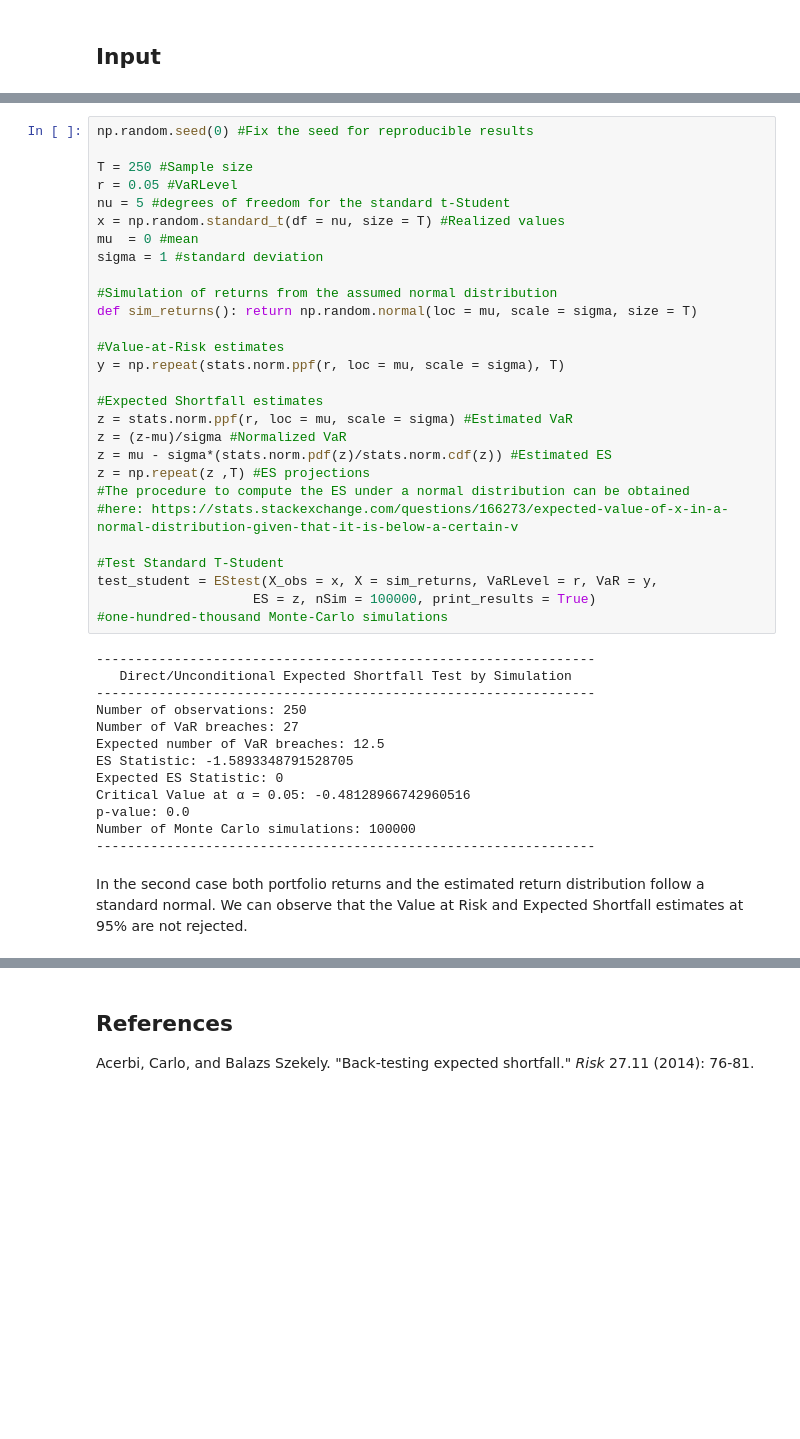
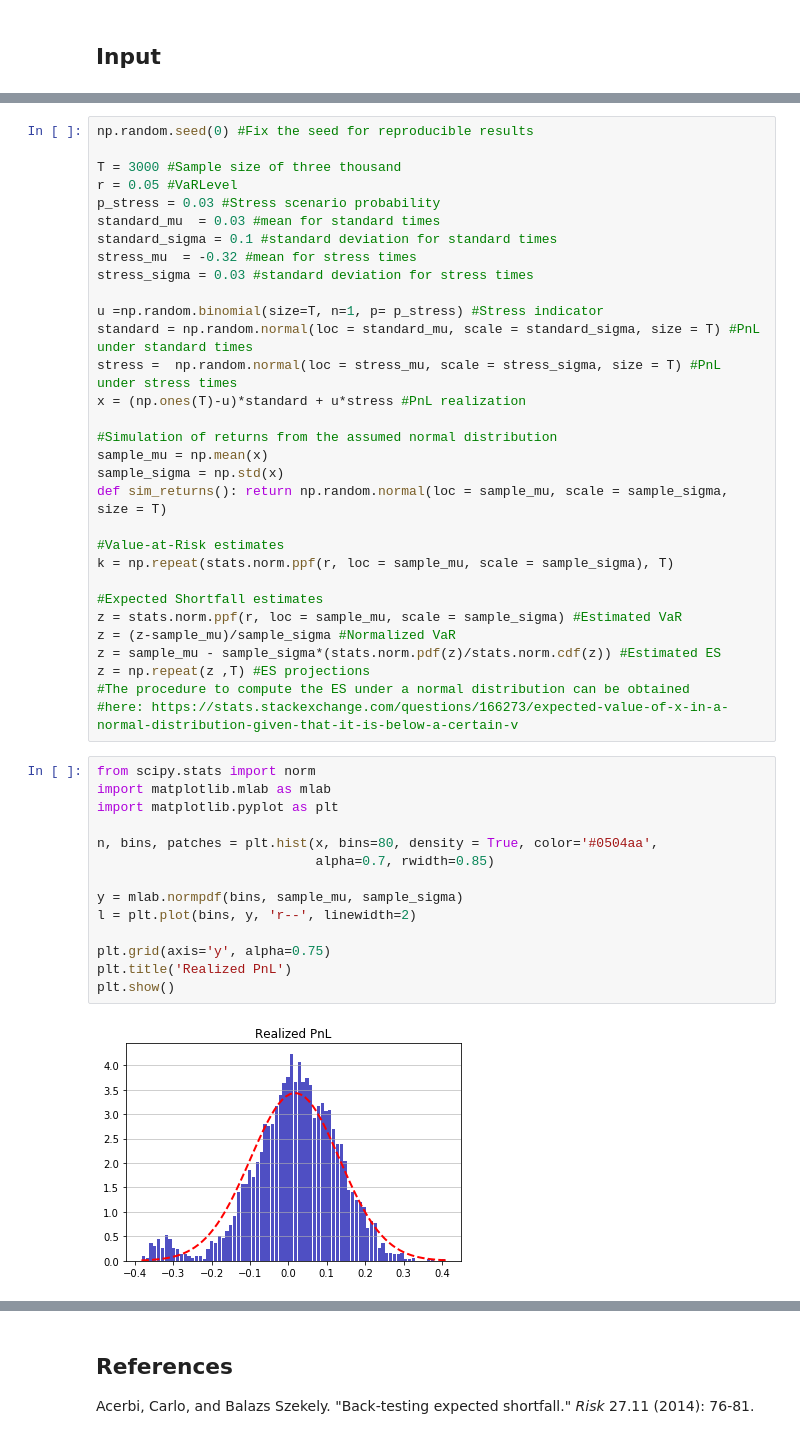
Before and after one commit to LlucPuigCodina/expected-shortfall-unconditional-test-acerbi-szekely, a Jupyter notebook: readme_notebook.ipynb, the cells around one changed output, grey strips where cells are left out. Cells and saved outputs as stored; diff of their text form; blank space fills up the shorter version.

```diff
--- a/readme_notebook.ipynb
+++ b/readme_notebook.ipynb
@@ -36,45 +47,48 @@ We can observe that the Value at Risk and Expected Shortfall estimates at 95% ar
 # %%
 np.random.seed(0) #Fix the seed for reproducible results
 
-T = 250 #Sample size
+T = 3000 #Sample size of three thousand
 r = 0.05 #VaRLevel
-nu = 5 #degrees of freedom for the standard t-Student
-x = np.random.standard_t(df = nu, size = T) #Realized values
-mu  = 0 #mean
-sigma = 1 #standard deviation
+p_stress = 0.03 #Stress scenario probability
+standard_mu  = 0.03 #mean for standard times
+standard_sigma = 0.1 #standard deviation for standard times
+stress_mu  = -0.32 #mean for stress times
+stress_sigma = 0.03 #standard deviation for stress times
+
+u =np.random.binomial(size=T, n=1, p= p_stress) #Stress indicator
+standard = np.random.normal(loc = standard_mu, scale = standard_sigma, size = T) #PnL under standard times
+stress =  np.random.normal(loc = stress_mu, scale = stress_sigma, size = T) #PnL under stress times
+x = (np.ones(T)-u)*standard + u*stress #PnL realization
 
 #Simulation of returns from the assumed normal distribution
-def sim_returns(): return np.random.normal(loc = mu, scale = sigma, size = T)
+sample_mu = np.mean(x)
+sample_sigma = np.std(x)
+def sim_returns(): return np.random.normal(loc = sample_mu, scale = sample_sigma, size = T)
 
 #Value-at-Risk estimates
-y = np.repeat(stats.norm.ppf(r, loc = mu, scale = sigma), T)
+k = np.repeat(stats.norm.ppf(r, loc = sample_mu, scale = sample_sigma), T)
 
 #Expected Shortfall estimates
-z = stats.norm.ppf(r, loc = mu, scale = sigma) #Estimated VaR
-z = (z-mu)/sigma #Normalized VaR
-z = mu - sigma*(stats.norm.pdf(z)/stats.norm.cdf(z)) #Estimated ES
+z = stats.norm.ppf(r, loc = sample_mu, scale = sample_sigma) #Estimated VaR
+z = (z-sample_mu)/sample_sigma #Normalized VaR
+z = sample_mu - sample_sigma*(stats.norm.pdf(z)/stats.norm.cdf(z)) #Estimated ES
 z = np.repeat(z ,T) #ES projections
 #The procedure to compute the ES under a normal distribution can be obtained
 #here: https://stats.stackexchange.com/questions/166273/expected-value-of-x-in-a-normal-distribution-given-that-it-is-below-a-certain-v
-
-#Test Standard T-Student
-test_student = EStest(X_obs = x, X = sim_returns, VaRLevel = r, VaR = y,
-                    ES = z, nSim = 100000, print_results = True)
-#one-hundred-thousand Monte-Carlo simulations
-# %% [output]
-----------------------------------------------------------------
-   Direct/Unconditional Expected Shortfall Test by Simulation
-----------------------------------------------------------------
-Number of observations: 250
-Number of VaR breaches: 27
-Expected number of VaR breaches: 12.5
-ES Statistic: -1.5893348791528705
-Expected ES Statistic: 0
-Critical Value at α = 0.05: -0.48128966742960516
-p-value: 0.0
-Number of Monte Carlo simulations: 100000
-----------------------------------------------------------------
-# %% [markdown]
-In the second case both portfolio returns and the estimated return distribution follow a standard normal.
-We can observe that the Value at Risk and Expected Shortfall estimates at 95% are not rejected.
+# %%
+from scipy.stats import norm
+import matplotlib.mlab as mlab
+import matplotlib.pyplot as plt
+
+n, bins, patches = plt.hist(x, bins=80, density = True, color='#0504aa',
+                            alpha=0.7, rwidth=0.85)
+
+y = mlab.normpdf(bins, sample_mu, sample_sigma)
+l = plt.plot(bins, y, 'r--', linewidth=2)
+
+plt.grid(axis='y', alpha=0.75)
+plt.title('Realized PnL')
+plt.show()
+# %% [output]
+[figure, added]
 # %%
```
Also changed, not shown: parts of 8 cells of this notebook, 4 other files.
